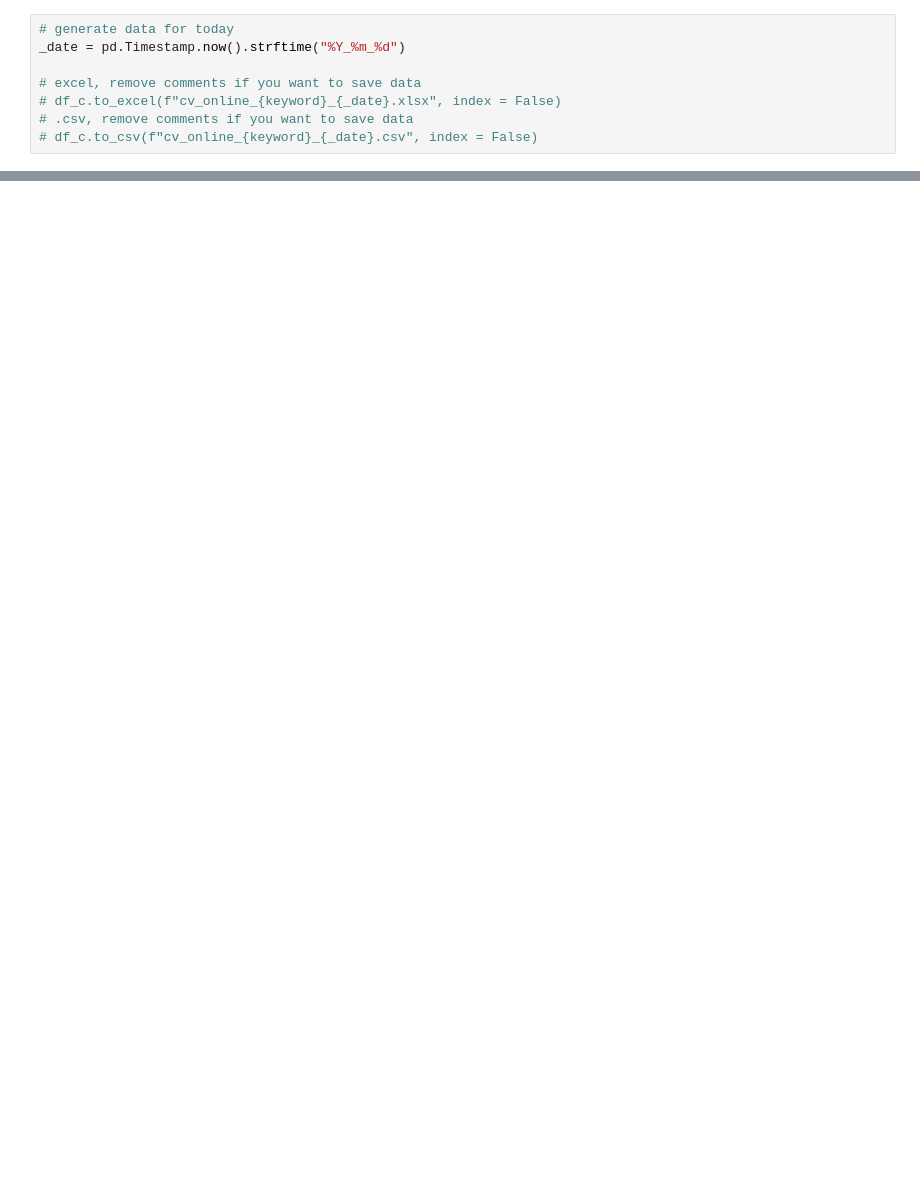
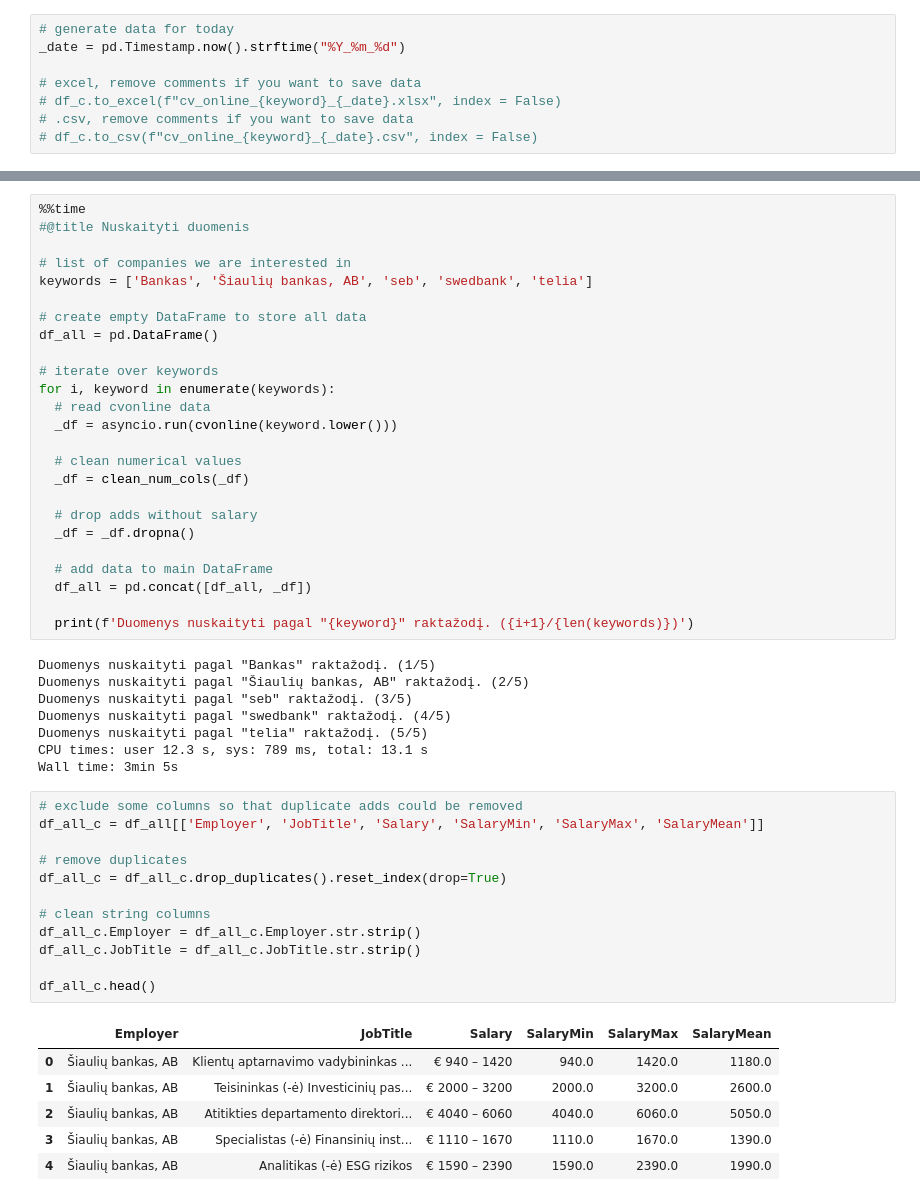
Before and after one commit to TK-Problem/Python-mokymai, a Jupyter notebook: Scripts/cvonline.ipynb, the cells around one changed output, grey strips where cells are left out. Saved outputs shown, nothing was run; the diff lists cells and outputs as text; blank space fills up the shorter version.

```diff
--- a/Scripts/cvonline.ipynb
+++ b/Scripts/cvonline.ipynb
@@ -288,0 +305,52 @@ _date = pd.Timestamp.now().strftime("%Y_%m_%d")
+# %%
+%%time
+#@title Nuskaityti duomenis
+
+# list of companies we are interested in
+keywords = ['Bankas', 'Šiaulių bankas, AB', 'seb', 'swedbank', 'telia']
+
+# create empty DataFrame to store all data
+df_all = pd.DataFrame()
+
+# iterate over keywords
+for i, keyword in enumerate(keywords):
+  # read cvonline data
+  _df = asyncio.run(cvonline(keyword.lower()))
+
+  # clean numerical values
+  _df = clean_num_cols(_df)
+
+  # drop adds without salary
+  _df = _df.dropna()
+
+  # add data to main DataFrame
+  df_all = pd.concat([df_all, _df])
+
+  print(f'Duomenys nuskaityti pagal "{keyword}" raktažodį. ({i+1}/{len(keywords)})')
+# %% [output]
+Duomenys nuskaityti pagal "Bankas" raktažodį. (1/5)
+Duomenys nuskaityti pagal "Šiaulių bankas, AB" raktažodį. (2/5)
+Duomenys nuskaityti pagal "seb" raktažodį. (3/5)
+Duomenys nuskaityti pagal "swedbank" raktažodį. (4/5)
+Duomenys nuskaityti pagal "telia" raktažodį. (5/5)
+CPU times: user 12.3 s, sys: 789 ms, total: 13.1 s
+Wall time: 3min 5s
+# %%
+# exclude some columns so that duplicate adds could be removed
+df_all_c = df_all[['Employer', 'JobTitle', 'Salary', 'SalaryMin', 'SalaryMax', 'SalaryMean']]
+
+# remove duplicates
+df_all_c = df_all_c.drop_duplicates().reset_index(drop=True)
+
+# clean string columns
+df_all_c.Employer = df_all_c.Employer.str.strip()
+df_all_c.JobTitle = df_all_c.JobTitle.str.strip()
+
+df_all_c.head()
+# %% [output]
+|  | Employer | JobTitle | Salary | SalaryMin | SalaryMax | SalaryMean |
+| 0 | Šiaulių bankas, AB | Klientų aptarnavimo vadybininkas ... | € 940 – 1420 | 940.0 | 1420.0 | 1180.0 |
+| 1 | Šiaulių bankas, AB | Teisininkas (-ė) Investicinių pas... | € 2000 – 3200 | 2000.0 | 3200.0 | 2600.0 |
+| 2 | Šiaulių bankas, AB | Atitikties departamento direktori... | € 4040 – 6060 | 4040.0 | 6060.0 | 5050.0 |
+| 3 | Šiaulių bankas, AB | Specialistas (-ė) Finansinių inst... | € 1110 – 1670 | 1110.0 | 1670.0 | 1390.0 |
+| 4 | Šiaulių bankas, AB | Analitikas (-ė) ESG rizikos | € 1590 – 2390 | 1590.0 | 2390.0 | 1990.0 |
```
Also changed, not shown: parts of 9 cells of this notebook.
